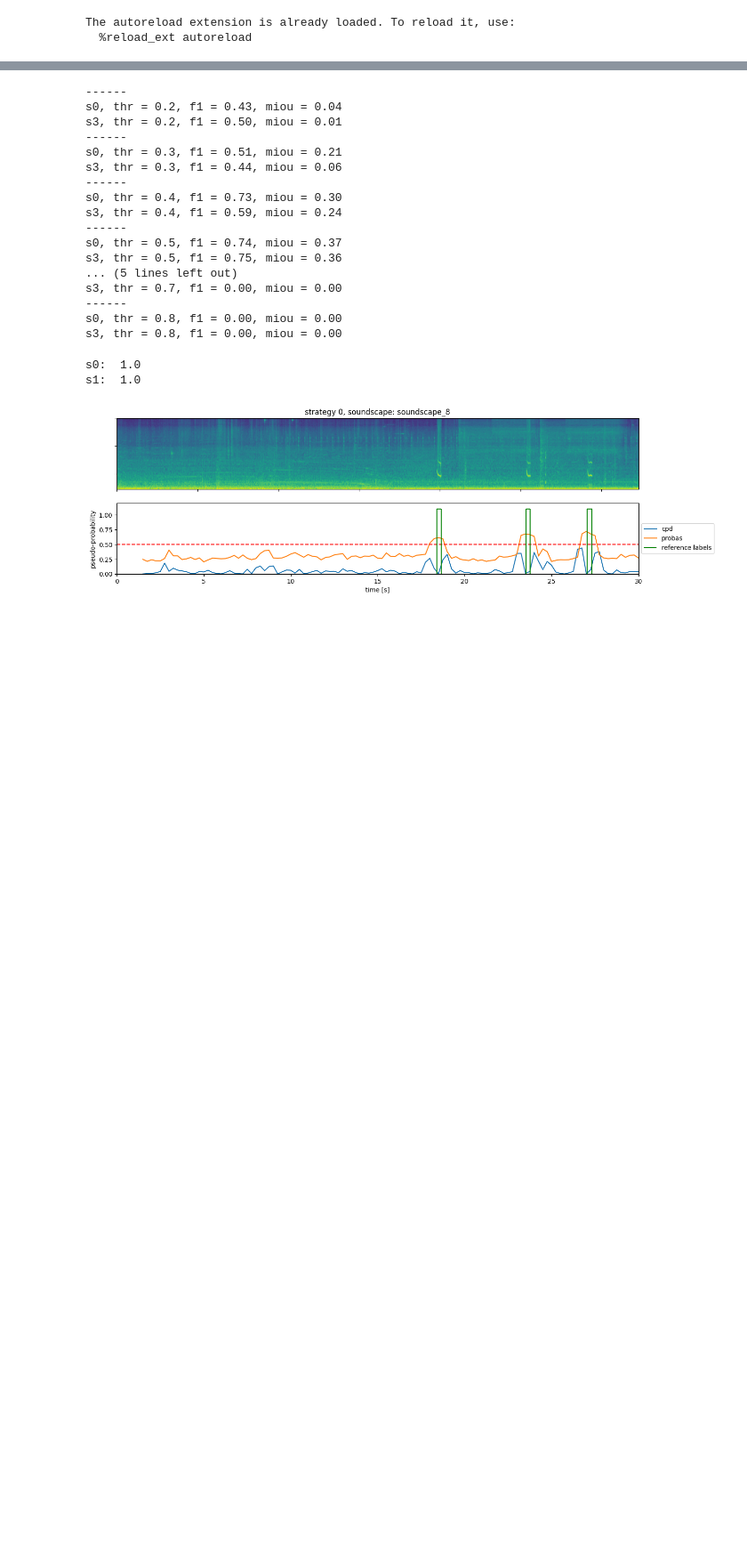
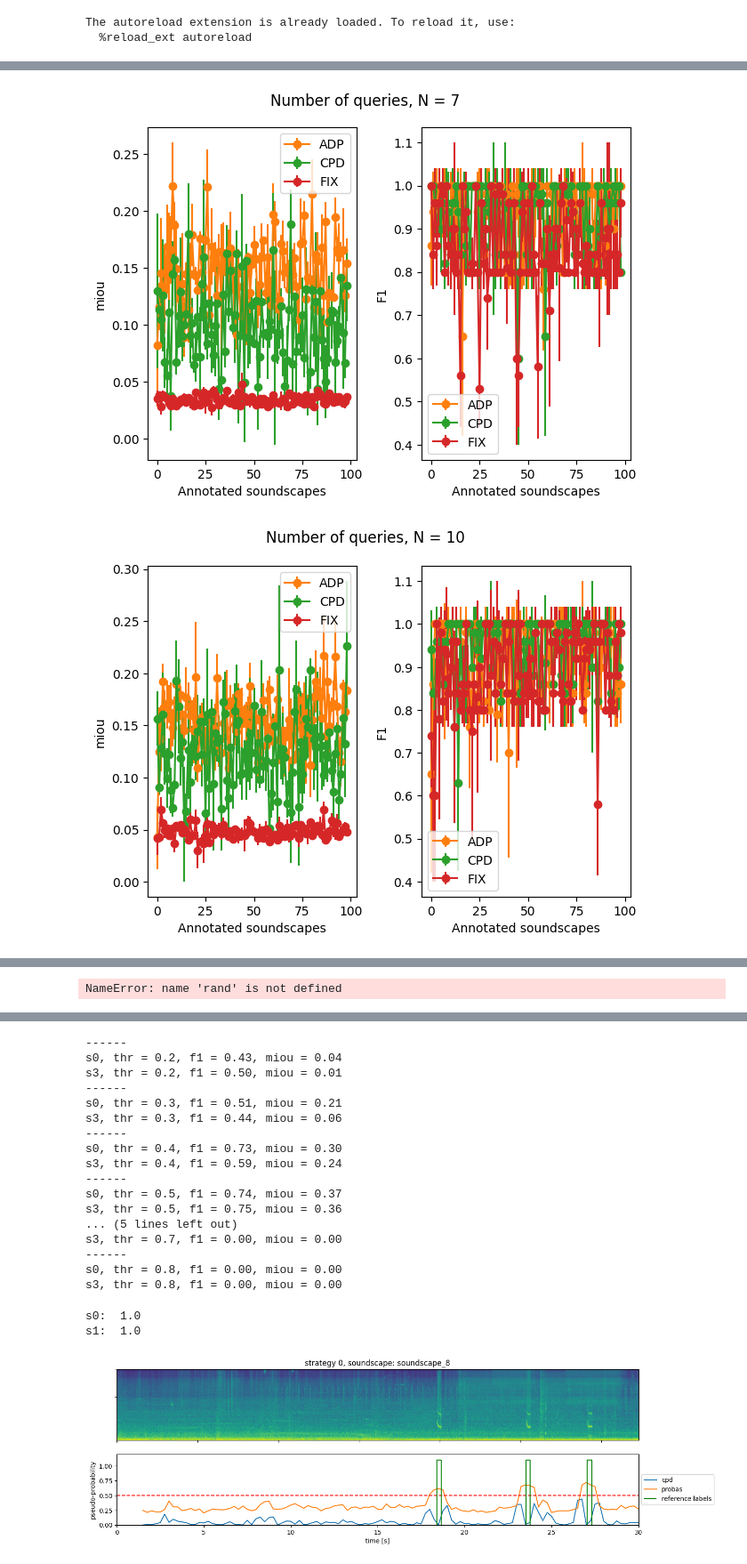
Before and after one commit to johnmartinsson/adaptive-change-point-detection, a Jupyter notebook: notebooks/optimal_adaptive_cost_analysis.ipynb, the cells around one changed output, grey strips where cells are left out. Shown at 89% size. Saved outputs shown, nothing was run; the diff lists cells and outputs as text; code cells hidden in the pictures; blank space fills up the shorter version.

```diff
--- a/notebooks/optimal_adaptive_cost_analysis.ipynb
+++ b/notebooks/optimal_adaptive_cost_analysis.ipynb
@@ -68,0 +175,64 @@ for idx_n_queries in range(len(n_queriess)):
+# %%
+#cpd_miou_scores_train = np.load('../results/0.8s_0.25s_cpd_baseline_full/miou_scores_train.npy')
+#cpd_f1_scores_train   = np.load('../results/0.8s_0.25s_cpd_baseline_full/f1_scores_train.npy')
+
+miou_scores_train = np.load('../results/10_30/0.8s_0.20s_final/miou_scores_train.npy')
+f1_scores_train   = np.load('../results/10_30/0.8s_0.20s_final/f1_scores_train.npy')
+
+#n_queriess = [7, 10, 20, 30, 40] #, 30] #5,7,10,20,30]
+n_queriess = [7, 10, 20, 30, 40]
+
+strategy_names = ['Active and adaptive', 'ADP', 'CPD', 'FIX']
+
+for idx_n_queries in range(len(n_queriess)):
+    print("----------------------------")
+    print("N = {}".format(n_queriess[idx_n_queries]))
+    print("----------------------------")
+    fig, ax = plt.subplots(1, 2)
+    for idx_strategy in [1, 2, 3]: #[0, 1, 2, 3]: #range(4):
+
+        if idx_strategy == 2:
+            tmp_f1 = f1_scores_train # cpd_f1_scores_train
+            tmp_miou = miou_scores_train #cpd_miou_scores_train
+        else:
+            tmp_f1 = f1_scores_train
+            tmp_miou = miou_scores_train
+
+        mean_mious = tmp_miou[idx_strategy, idx_n_queries].mean(axis=0)
+        std_mious  = tmp_miou[idx_strategy, idx_n_queries].std(axis=0)
+
+        total_mean_mious = tmp_miou[idx_strategy, idx_n_queries].mean(axis=(0, 1))
+        total_std_mious  = tmp_miou[idx_strategy, idx_n_queries].std(axis=(0, 1))
+
+        mean_f1s   = tmp_f1[idx_strategy, idx_n_queries].mean(axis=0)
+        std_f1s    = tmp_f1[idx_strategy, idx_n_queries].std(axis=0)
+
+        total_mean_f1s = tmp_f1[idx_strategy, idx_n_queries].mean(axis=(0, 1))
+        total_std_f1s = tmp_f1[idx_strategy, idx_n_queries].std(axis=(0, 1))
+
+        # label quality of training data
+        mean_mious_train = miou_scores_train[idx_strategy, idx_n_queries].mean(axis=0)
+        mean_f1s_train   = f1_scores_train[idx_strategy, idx_n_queries].mean(axis=0)
+
+        N = miou_scores_train.shape[3]
+        #N = 10
+        ax[0].errorbar(x=np.arange(N), y=mean_mious[:N], yerr=std_mious[:N], label=strategy_names[idx_strategy], color=colors[idx_strategy], marker='o')
+        #ax[0].plot(mean_mious_train, label=strategy_names[idx_strategy] + ' (train)', color=colors[idx_strategy], linestyle='dashed')
+        ax[0].set_xlabel('Annotated soundscapes')
+        ax[0].set_ylabel('miou')
+        ax[0].legend()
+        #ax[0].set_ylim([0.0, 0.4])
+
+        ax[1].errorbar(x=np.arange(N), y=mean_f1s[:N], yerr=std_f1s[:N], label=strategy_names[idx_strategy], color=colors[idx_strategy], marker='o')
+        #ax[1].plot(mean_f1s_train, label=strategy_names[idx_strategy] + ' (train)', color=colors[idx_strategy], linestyle='dashed')
+        ax[1].set_xlabel('Annotated soundscapes')
+        ax[1].set_ylabel('F1')
+        ax[1].legend()
+        #ax[1].set_ylim([0.4, 0.9])
+
+        print("strategy = {}, n_queries = {:02d}, f1 = {:.3f} +/- {:.3f}, miou = {:.3f} +/- {:.3f}".format(strategy_names[idx_strategy], n_queriess[idx_n_queries], total_mean_f1s, total_std_f1s, total_mean_mious, total_std_mious))
+
+        plt.suptitle('Number of queries, N = {}'.format(n_queriess[idx_n_queries]))
+
+    plt.tight_layout()
+# %% [output]
@@ -68,0 +256,2 @@ for idx_n_queries in range(len(n_queriess)):
+[figure, added]
+[figure, added]
@@ -68,0 +261,7 @@ for idx_n_queries in range(len(n_queriess)):
+# %%
+x, y, yerr = rand(3, 10)
+plt.
+errorbar(x, y, yerr, marker='s', mfc='red',
+         mec='green', ms=20, mew=4)
+# %% [output]
+NameError: name 'rand' is not defined
```
Also changed, not shown: parts of 6 cells of this notebook, 1 other file.
